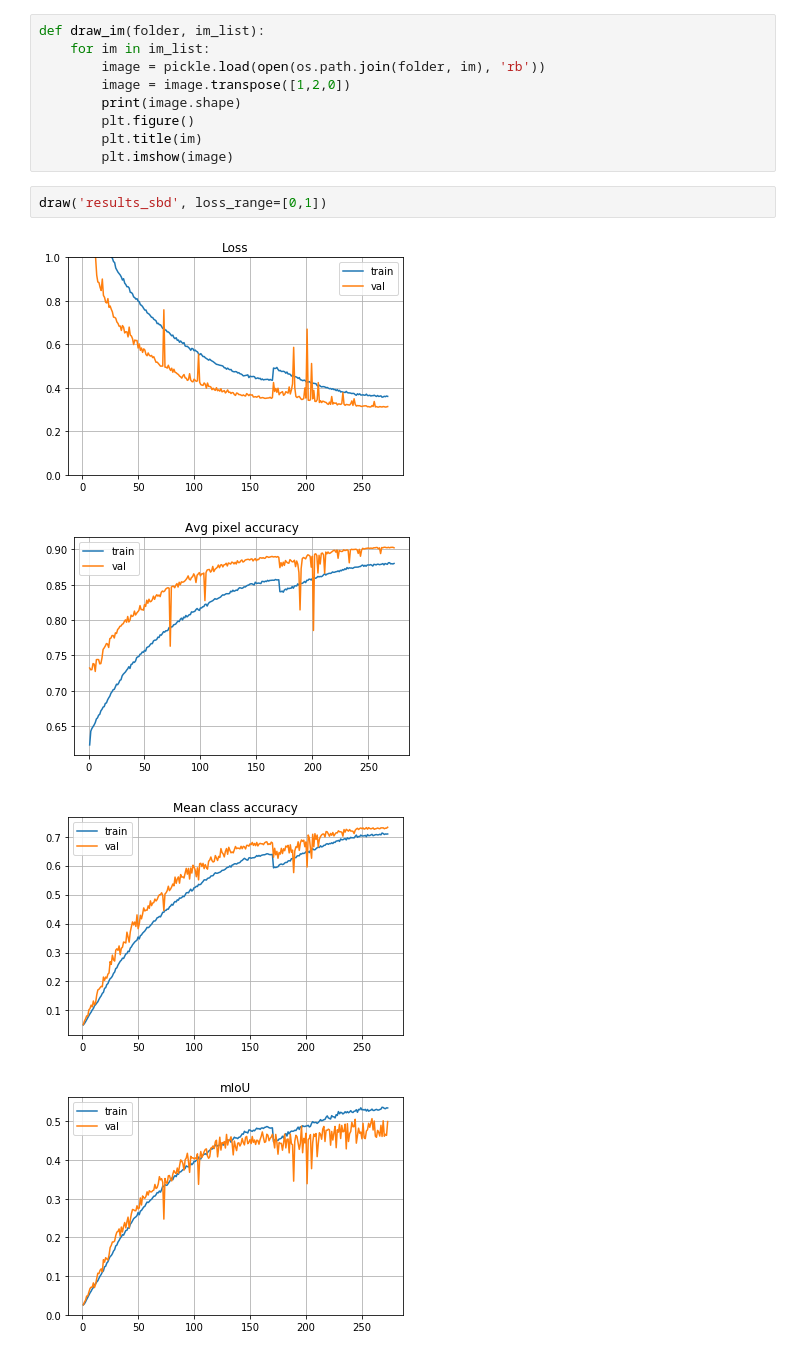
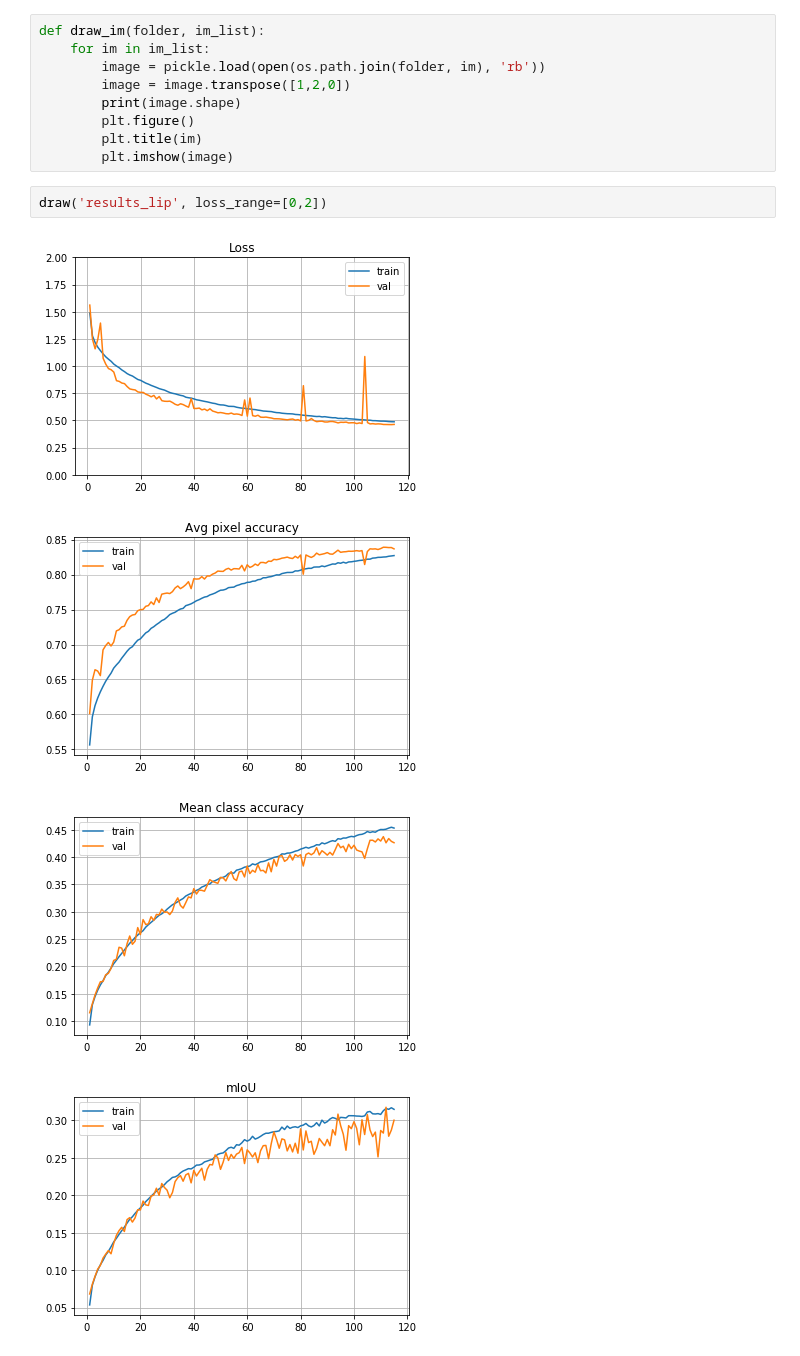
Before and after one commit to wenliangdai/msc-project, a Jupyter notebook: visualisation.ipynb, the cells around one changed output. Cells and saved outputs as stored; diff of their text form.

```diff
--- a/visualisation.ipynb
+++ b/visualisation.ipynb
@@ -60,9 +60,9 @@ def draw_im(folder, im_list):
         plt.title(im)
         plt.imshow(image)
 # %%
-draw('results_sbd', loss_range=[0,1])
+draw('results_lip', loss_range=[0,2])
 # %% [output]
-[figure, old version]
+[figure, new version]
-[figure, old version]
+[figure, new version]
-[figure, old version]
+[figure, new version]
-[figure, old version]
+[figure, new version]
```
Also changed, not shown: 2 other files.
